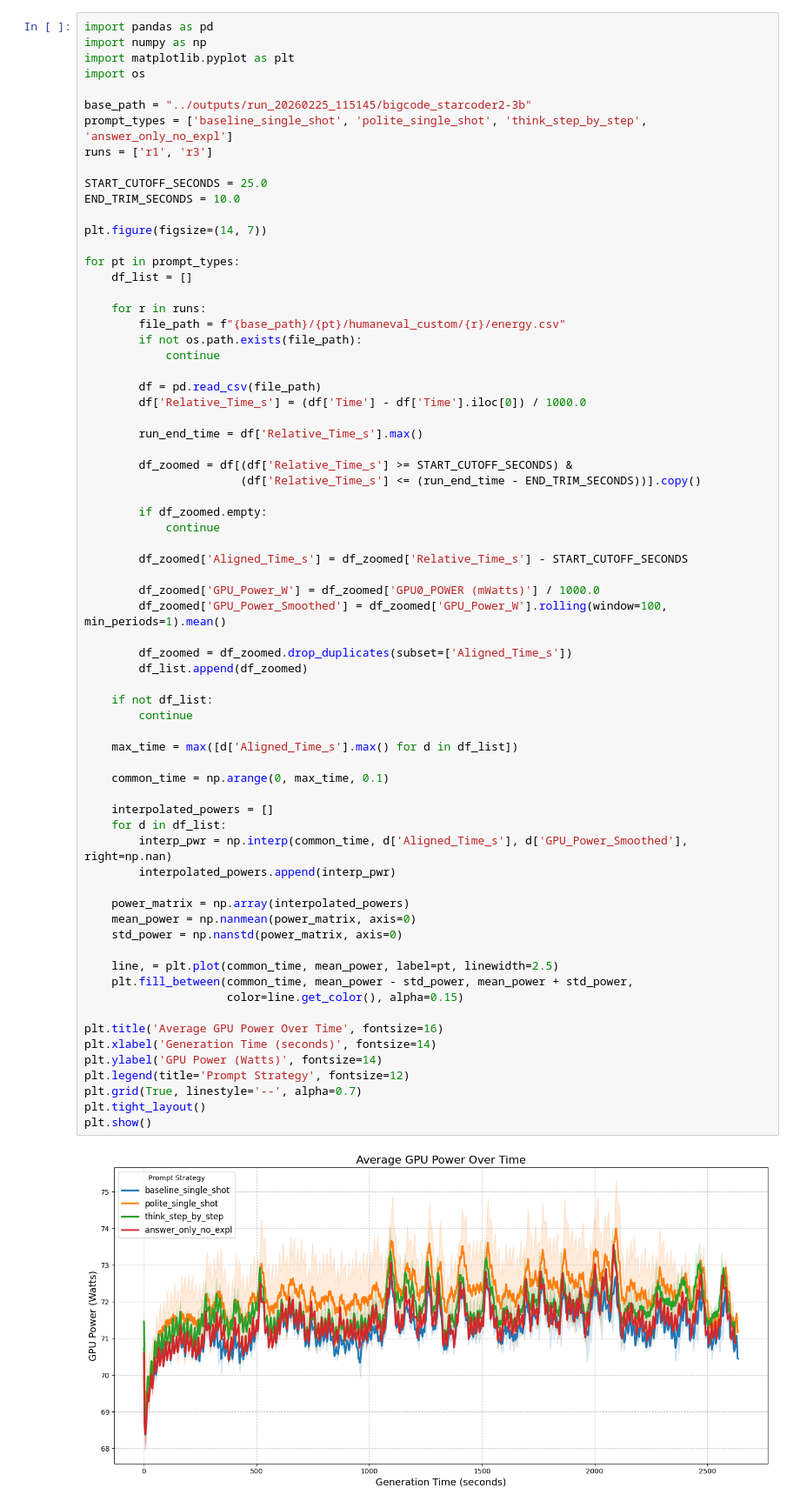
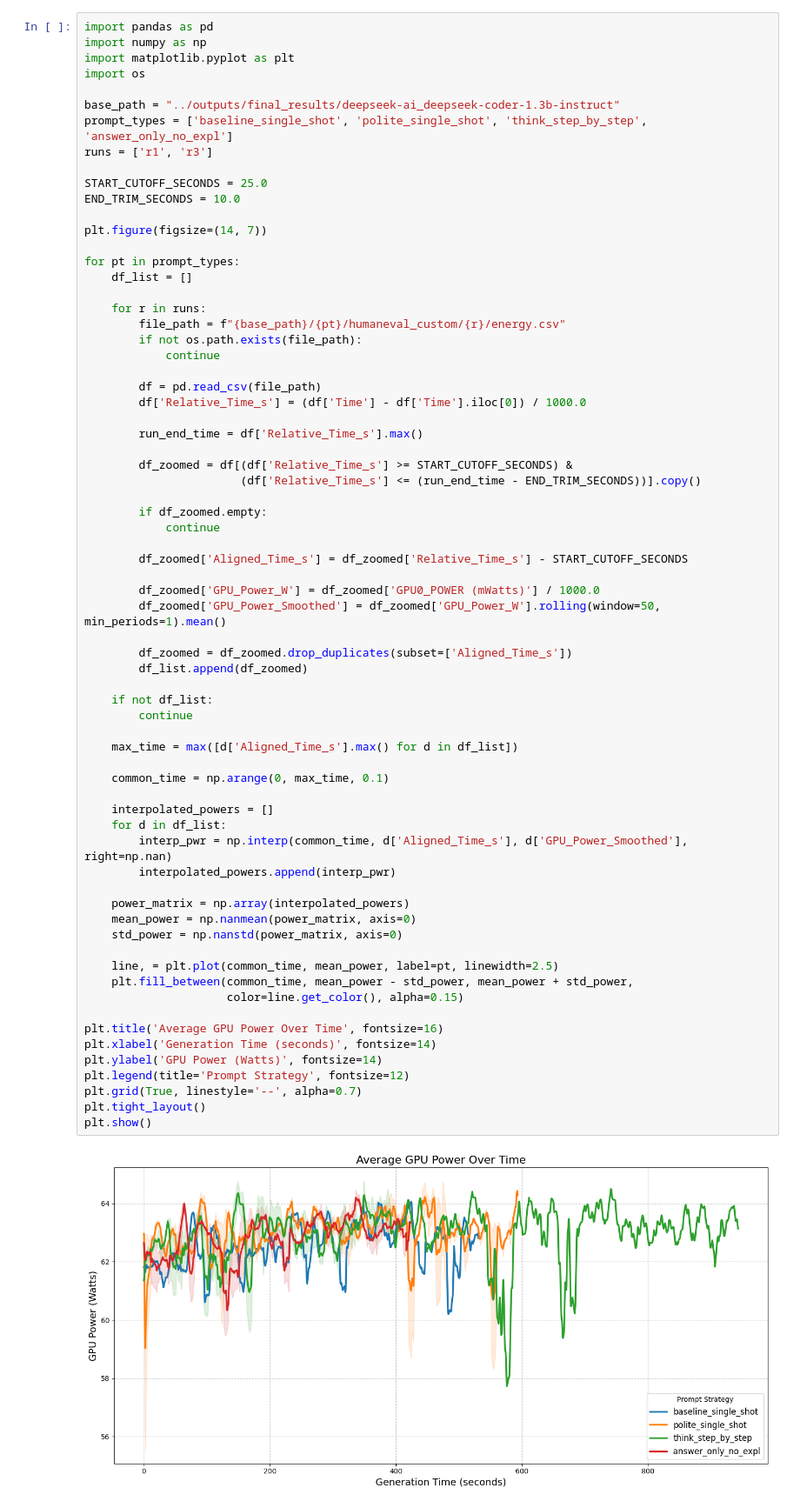
Before and after one commit to RebelOfDeath/PromptEnergy, a Jupyter notebook: analysis/EDA.ipynb, the cells around one changed output. Shown at 87% size. Drawn from its saved outputs; the diff is of its cells as text.

Commit message:
Updated CPU and GPU graphs

```diff
--- a/analysis/EDA.ipynb
+++ b/analysis/EDA.ipynb
@@ -4,7 +4,7 @@ import numpy as np
 import matplotlib.pyplot as plt
 import os
 
-base_path = "../outputs/run_20260225_115145/bigcode_starcoder2-3b"
+base_path = "../outputs/final_results/deepseek-ai_deepseek-coder-1.3b-instruct"
 prompt_types = ['baseline_single_shot', 'polite_single_shot', 'think_step_by_step', 'answer_only_no_expl']
 runs = ['r1', 'r3']
 
@@ -35,38 +35,38 @@ for pt in prompt_types:
         df_zoomed['Aligned_Time_s'] = df_zoomed['Relative_Time_s'] - START_CUTOFF_SECONDS
 
         df_zoomed['GPU_Power_W'] = df_zoomed['GPU0_POWER (mWatts)'] / 1000.0
-        df_zoomed['GPU_Power_Smoothed'] = df_zoomed['GPU_Power_W'].rolling(window=100, min_periods=1).mean()
+        df_zoomed['GPU_Power_Smoothed'] = df_zoomed['GPU_Power_W'].rolling(window=50, min_periods=1).mean()
 
         df_zoomed = df_zoomed.drop_duplicates(subset=['Aligned_Time_s'])
         df_list.append(df_zoomed)
 
     if not df_list:
         continue
 
     max_time = max([d['Aligned_Time_s'].max() for d in df_list])
 
     common_time = np.arange(0, max_time, 0.1)
 
     interpolated_powers = []
     for d in df_list:
         interp_pwr = np.interp(common_time, d['Aligned_Time_s'], d['GPU_Power_Smoothed'], right=np.nan)
         interpolated_powers.append(interp_pwr)
 
     power_matrix = np.array(interpolated_powers)
     mean_power = np.nanmean(power_matrix, axis=0)
     std_power = np.nanstd(power_matrix, axis=0)
 
     line, = plt.plot(common_time, mean_power, label=pt, linewidth=2.5)
     plt.fill_between(common_time, mean_power - std_power, mean_power + std_power,
                      color=line.get_color(), alpha=0.15)
 
 plt.title('Average GPU Power Over Time', fontsize=16)
 plt.xlabel('Generation Time (seconds)', fontsize=14)
 plt.ylabel('GPU Power (Watts)', fontsize=14)
 plt.legend(title='Prompt Strategy', fontsize=12)
 plt.grid(True, linestyle='--', alpha=0.7)
 plt.tight_layout()
 plt.show()
 # %% [output]
-[figure, old version]
+[figure, new version]
 # %%
```
Also changed, not shown: parts of 2 cells of this notebook.
